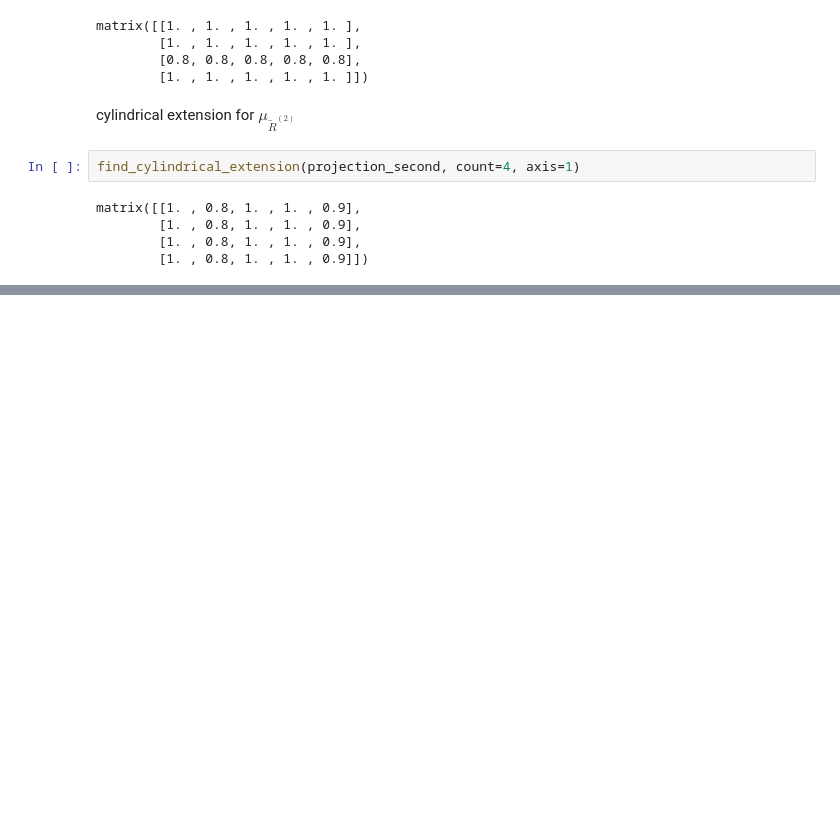
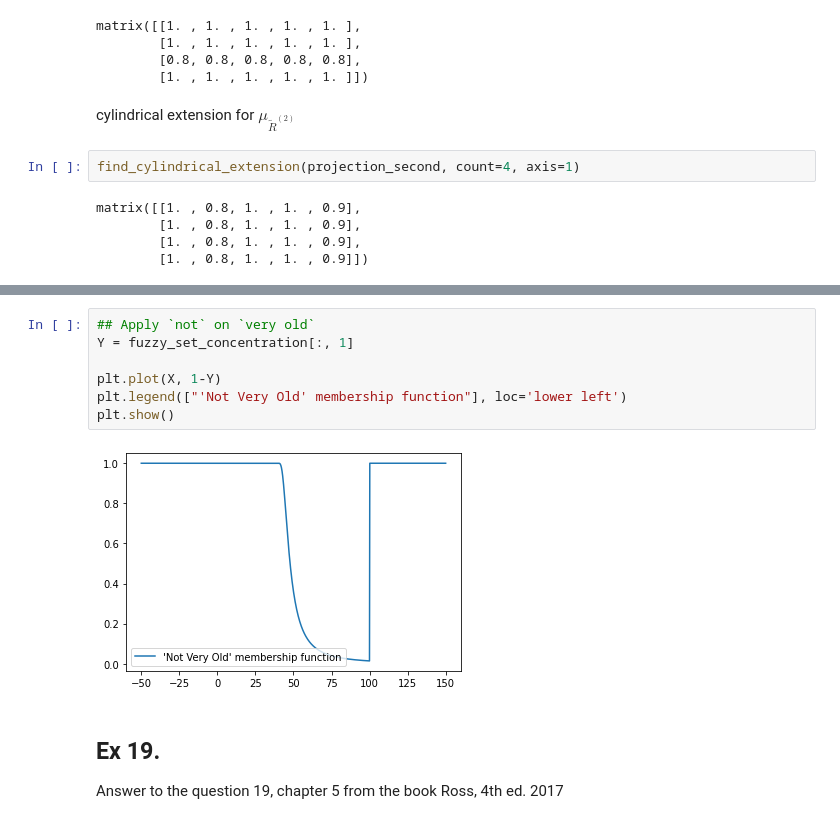
Before and after one commit to amindadgar/Fuzzy-Systems, a Jupyter notebook: HW1/main.ipynb, the cells around one changed output, grey strips where cells are left out. Cells and saved outputs as stored; diff of their text form; blank space fills up the shorter version.

Commit message:
Question 19 answer implemented!

```diff
--- a/HW1/main.ipynb
+++ b/HW1/main.ipynb
@@ -1347,0 +1628,12 @@ matrix([[1. , 0.8, 1. , 1. , 0.9],
+# %%
+## Apply `not` on `very old`
+Y = fuzzy_set_concentration[:, 1]
+
+plt.plot(X, 1-Y)
+plt.legend(["'Not Very Old' membership function"], loc='lower left')
+plt.show()
+# %% [output]
+[figure, added]
+# %% [markdown]
+## Ex 19.
+Answer to the question 19, chapter 5 from the book Ross, 4th ed. 2017
```
Also changed, not shown: parts of 33 cells of this notebook.
